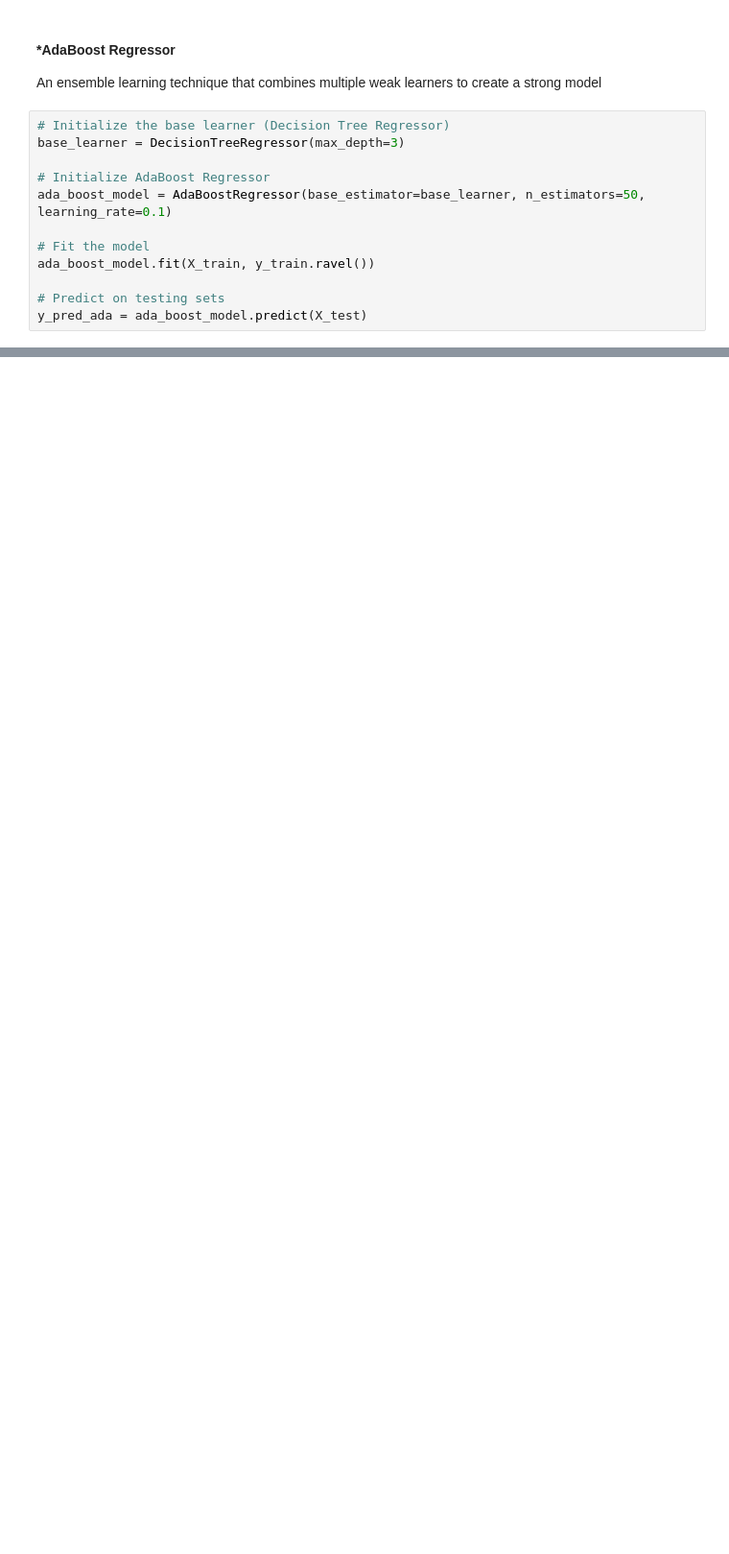
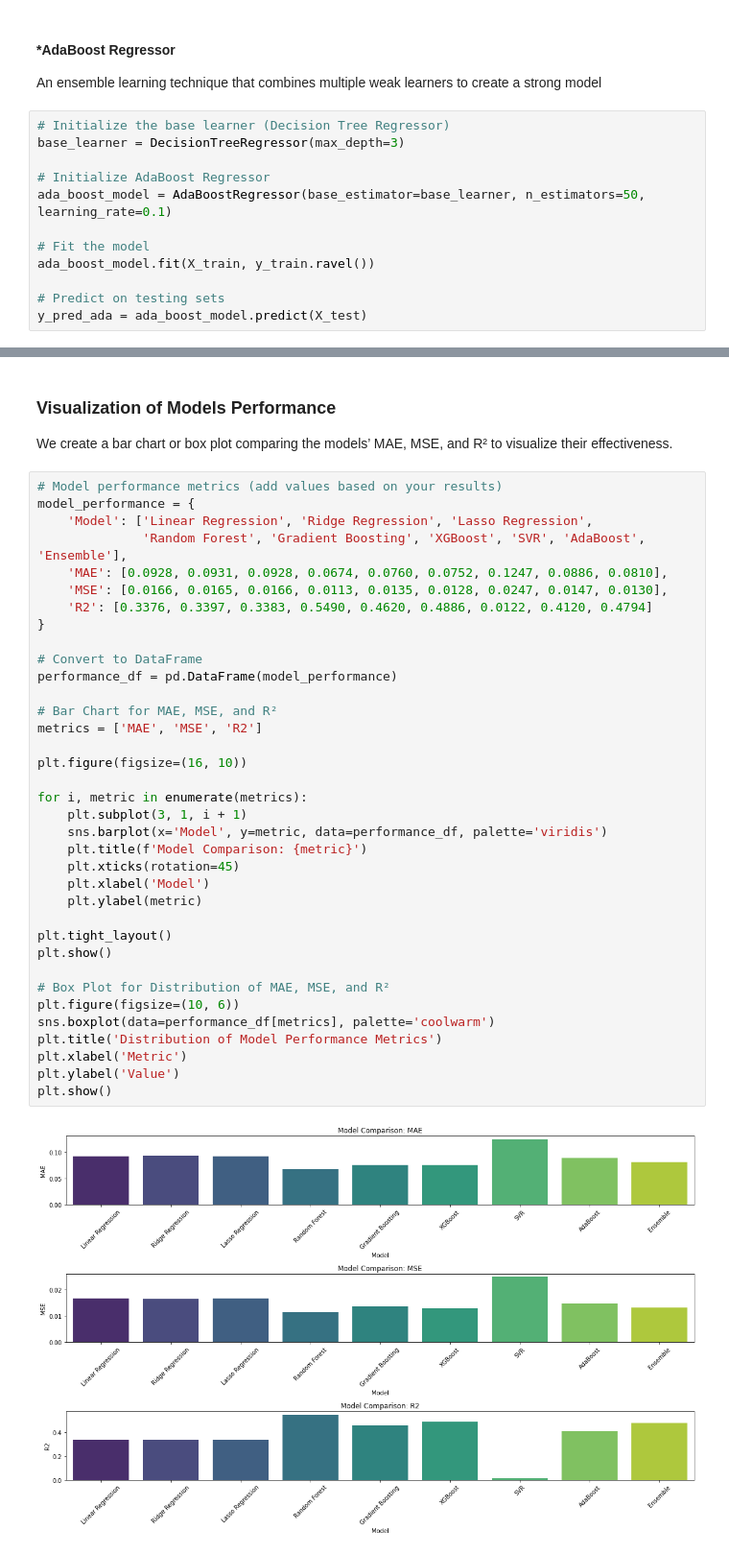
Before and after one commit to Lynn-rose/Garment-Worker-Productivity-Prediction-, a Jupyter notebook: models.ipynb, the cells around one changed output, grey strips where cells are left out. Shown at 96% size. Saved outputs shown, nothing was run; the diff lists cells and outputs as text; blank space fills up the shorter version.

```diff
--- a/models.ipynb
+++ b/models.ipynb
@@ -251,0 +414,42 @@ R² Score: 0.4803
+# %% [markdown]
+### Visualization of Models Performance
+
+We create a bar chart or box plot comparing the models’ MAE, MSE, and R² to visualize their effectiveness.
+# %%
+# Model performance metrics (add values based on your results)
+model_performance = {
+    'Model': ['Linear Regression', 'Ridge Regression', 'Lasso Regression',
+              'Random Forest', 'Gradient Boosting', 'XGBoost', 'SVR', 'AdaBoost', 'Ensemble'],
+    'MAE': [0.0928, 0.0931, 0.0928, 0.0674, 0.0760, 0.0752, 0.1247, 0.0886, 0.0810],
+    'MSE': [0.0166, 0.0165, 0.0166, 0.0113, 0.0135, 0.0128, 0.0247, 0.0147, 0.0130],
+    'R2': [0.3376, 0.3397, 0.3383, 0.5490, 0.4620, 0.4886, 0.0122, 0.4120, 0.4794]
+}
+
+# Convert to DataFrame
+performance_df = pd.DataFrame(model_performance)
+
+# Bar Chart for MAE, MSE, and R²
+metrics = ['MAE', 'MSE', 'R2']
+
+plt.figure(figsize=(16, 10))
+
+for i, metric in enumerate(metrics):
+    plt.subplot(3, 1, i + 1)
+    sns.barplot(x='Model', y=metric, data=performance_df, palette='viridis')
+    plt.title(f'Model Comparison: {metric}')
+    plt.xticks(rotation=45)
+    plt.xlabel('Model')
+    plt.ylabel(metric)
+
+plt.tight_layout()
+plt.show()
+
+# Box Plot for Distribution of MAE, MSE, and R²
+plt.figure(figsize=(10, 6))
+sns.boxplot(data=performance_df[metrics], palette='coolwarm')
+plt.title('Distribution of Model Performance Metrics')
+plt.xlabel('Metric')
+plt.ylabel('Value')
+plt.show()
+# %% [output]
+[figure, added]
```
Also changed, not shown: parts of 25 cells of this notebook.
